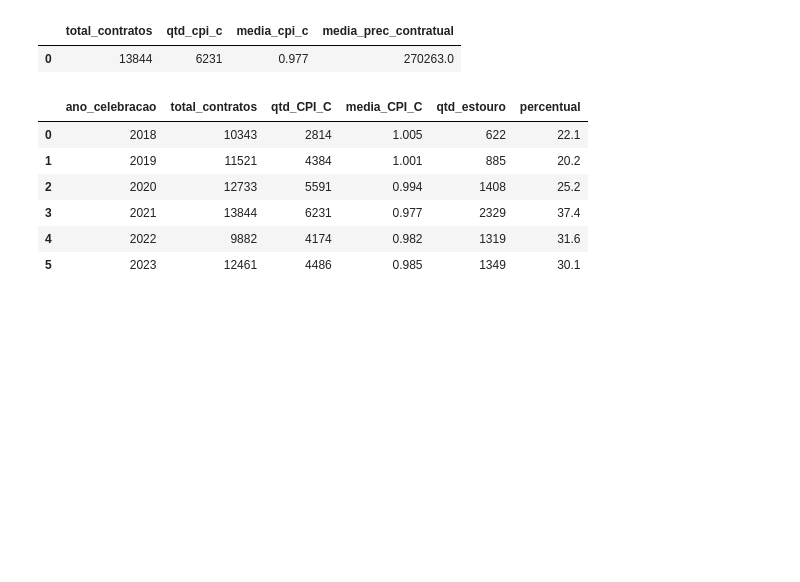
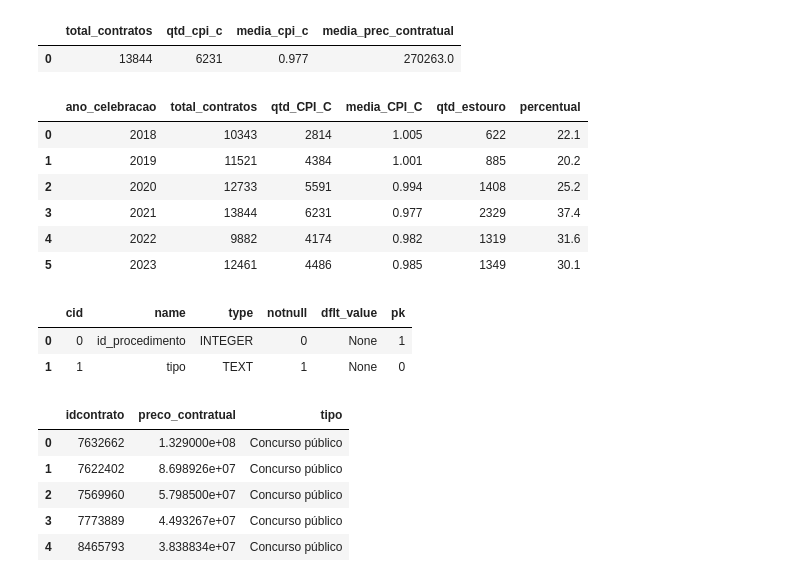
Before and after one commit to alicecosta-analytics/radar-obras-publicas, a Jupyter notebook: notebooks/03_sql.ipynb, the cells around one changed output. Drawn from its saved outputs; the diff is of its cells as text; code cells hidden in the pictures; blank space fills up the shorter version.

```diff
--- a/notebooks/03_sql.ipynb
+++ b/notebooks/03_sql.ipynb
@@ -167,3 +167,28 @@ ORDER BY ano_celebracao
 | 3 | 2021 | 13844 | 6231 | 0.977 | 2329 | 37.4 |
 | 4 | 2022 | 9882 | 4174 | 0.982 | 1319 | 31.6 |
 | 5 | 2023 | 12461 | 4486 | 0.985 | 1349 | 30.1 |
+# %%
+sql("PRAGMA table_info(dim_procedimento)")
+# %% [output]
+|  | cid | name | type | notnull | dflt_value | pk |
+| 0 | 0 | id_procedimento | INTEGER | 0 | None | 1 |
+| 1 | 1 | tipo | TEXT | 1 | None | 0 |
+# %%
+sql("""
+SELECT f.idcontrato,
+    f.preco_contratual,
+    d.tipo
+FROM fato_contrato AS f
+JOIN dim_procedimento AS d
+    ON f.id_procedimento = d.id_procedimento
+WHERE f.ano_celebracao = 2021
+ORDER BY preco_contratual DESC
+LIMIT 5
+""")
+# %% [output]
+|  | idcontrato | preco_contratual | tipo |
+| 0 | 7632662 | 1.329000e+08 | Concurso público |
+| 1 | 7622402 | 8.698926e+07 | Concurso público |
+| 2 | 7569960 | 5.798500e+07 | Concurso público |
+| 3 | 7773889 | 4.493267e+07 | Concurso público |
+| 4 | 8465793 | 3.838834e+07 | Concurso público |
```
Also changed, not shown: parts of 1 cell of this notebook, 1 other file.
